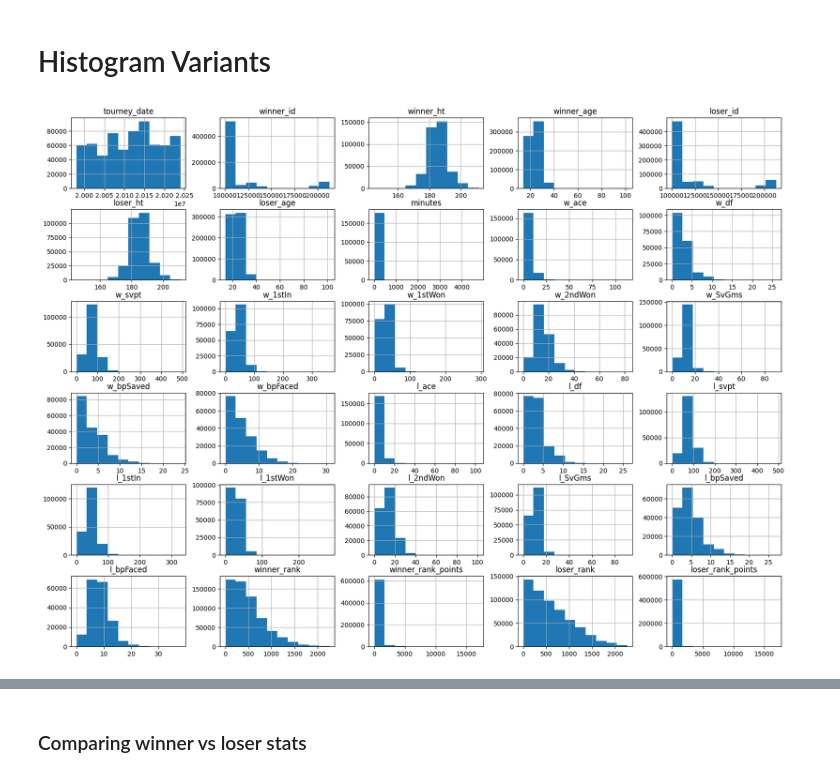
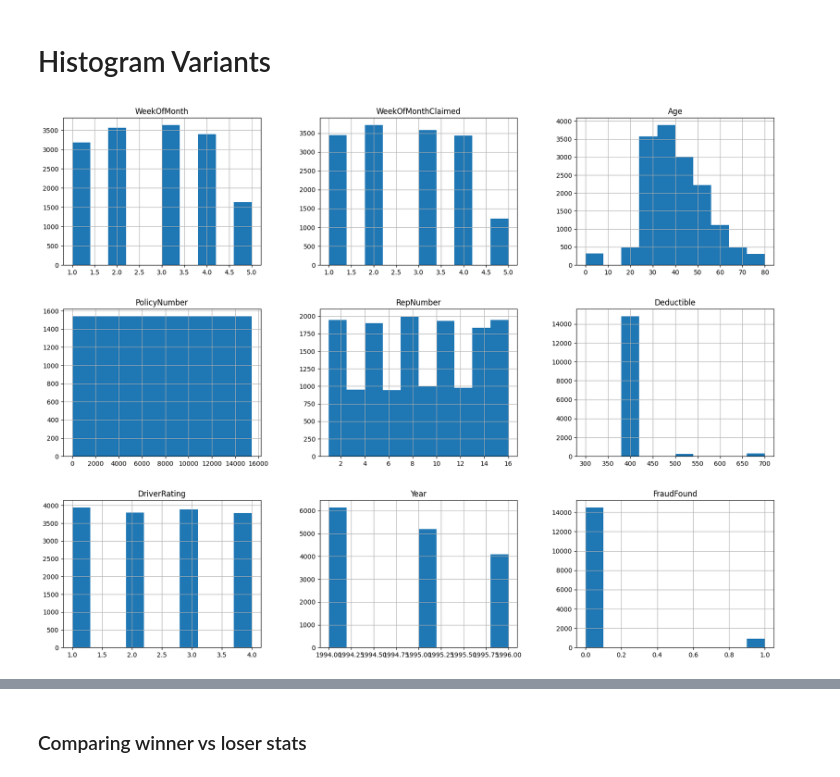
Before and after one commit to jtvon/2025-spring-B2, a Jupyter notebook: OMDS-ModB2-Week04-vonSeggern-John.ipynb, the cells around one changed output, grey strips where cells are left out. Drawn from its saved outputs; the diff is of its cells as text; code cells hidden in the pictures.

```diff
--- a/OMDS-ModB2-Week04-vonSeggern-John.ipynb
+++ b/OMDS-ModB2-Week04-vonSeggern-John.ipynb
@@ -48,19 +40,6 @@ Path to dataset files: C:\Users\JT von Seggern\.cache\kagglehub\datasets\guillem
 # %%
-# Import necessary libraries
-import sqlite3
-
-# Connect to the SQLite database
-conn = sqlite3.connect('database.sqlite')
-
-# Create a cursor object
-cursor = conn.cursor()
-
-# Fetch all tables names in the database
-cursor.execute("SELECT name FROM sqlite_master WHERE type='table';")
-tables = cursor.fetchall()
-
-# Display table names
-print("Tables in the database:")
-for table in tables:
-    print(table[0])
+# Read csv file
+df_car = pd.read_csv("data/carclaims.csv")
+df_car['FraudFound'] = df_car['FraudFound'].map({'Yes': 1, 'No': 0})
+df_car.head()
 # %% [output]
@@ -124,9 +122,9 @@ This week, you will do the same types of exercises as last week, but you should
 # %%
 # Histograms for all numerical features in the matches dataset
 import matplotlib.pyplot as plt
 import seaborn as sns
 
-df_match.hist(figsize=(20,15))
+df_car.hist(figsize=(20,15))
 None
 # %% [output]
-[figure, old version]
+[figure, new version]
```
Also changed, not shown: parts of 10 cells of this notebook, 3 other files.
